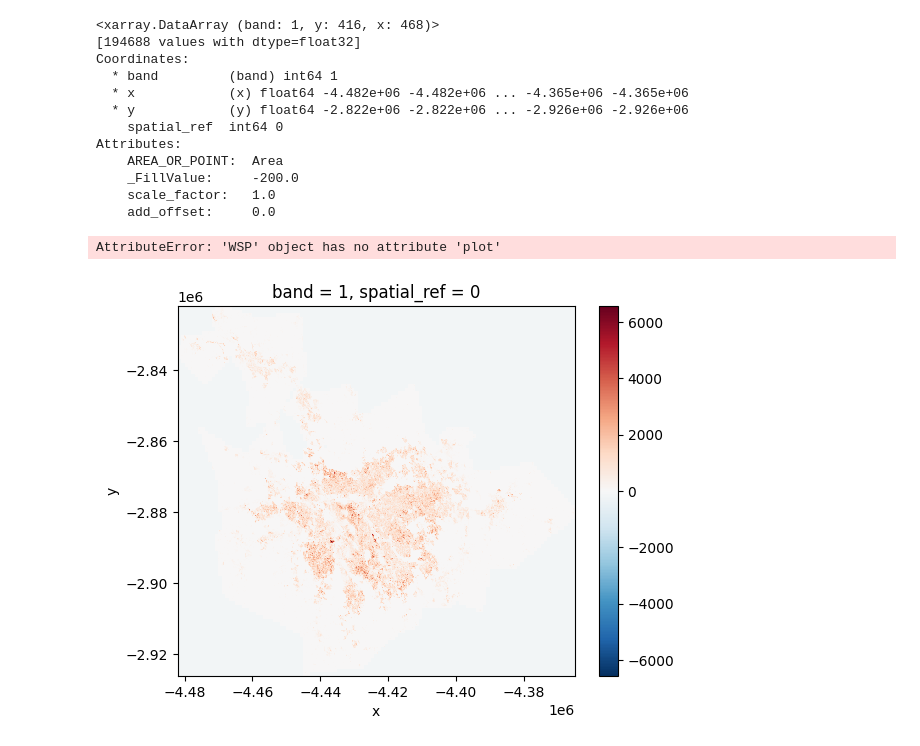
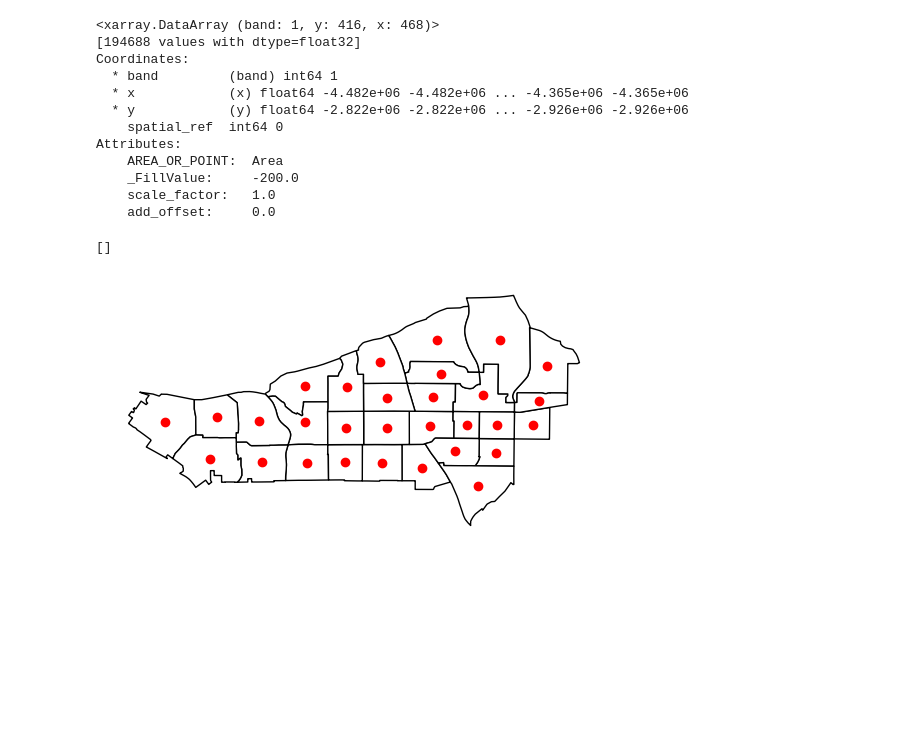
Before and after one commit to arunrajks/geospatial_analysis, a Jupyter notebook: spatail_weights.ipynb, the cells around one changed output. Cells and saved outputs as stored; diff of their text form; code cells hidden in the pictures; blank space fills up the shorter version.

```diff
--- a/spatail_weights.ipynb
+++ b/spatail_weights.ipynb
@@ -167,10 +167,3 @@ Attributes:
     add_offset:     0.0
 # %%
 w_sao_paulo = weights.contiguity.Queen.from_xarray(sao_paulo)
-# %%
-ax = sao_paulo.plot()
-w_sao_paulo.plot(sao_paulo, edge_kws={
-    'color': 'r', 'lw': 1, 'ls': '--'}, ax=ax)
-# %% [output]
-AttributeError: 'WSP' object has no attribute 'plot'
-[figure, removed]
@@ -180,0 +172,4 @@ w_queen.plot(san_diego_tracts, edge_kws={
+# %%
+wk4.islands
+# %% [output]
+[]
@@ -180,0 +178,11 @@ w_queen.plot(san_diego_tracts, edge_kws={
+# %%
+# Create subset of tracts
+sub_30 = san_diego_tracts.query("sub_30 == True")
+# Plot polygons
+ax = sub_30.plot(facecolor="w", edgecolor="k")
+# Create and plot centroids
+sub_30.head(30).centroid.plot(color="r", ax=ax)
+# Remove axis
+ax.set_axis_off()
+# %% [output]
+[figure, added]
```
Also changed, not shown: parts of 3 cells of this notebook.
